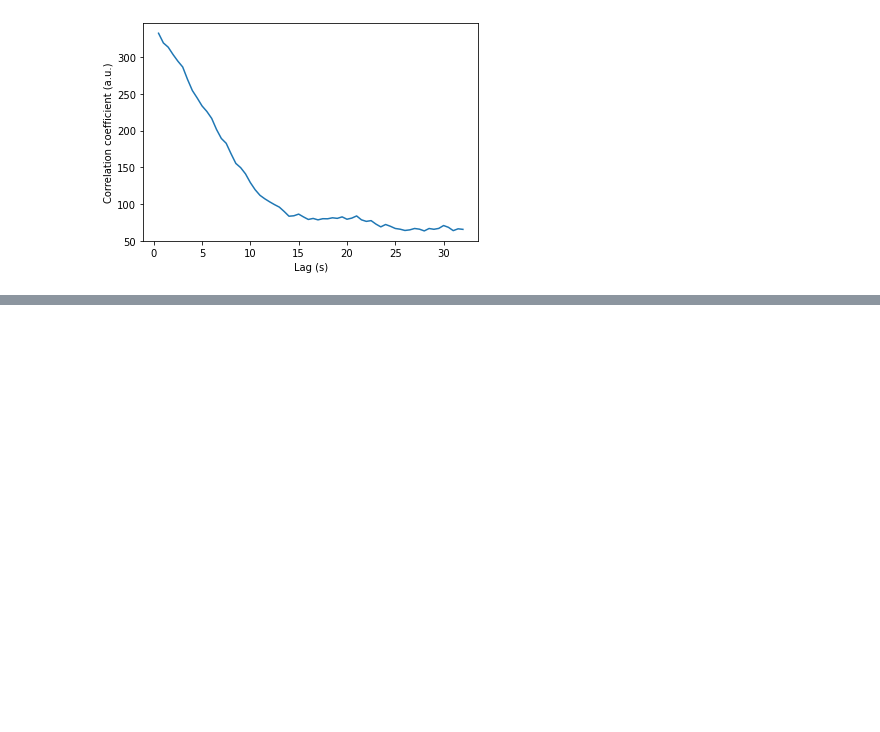
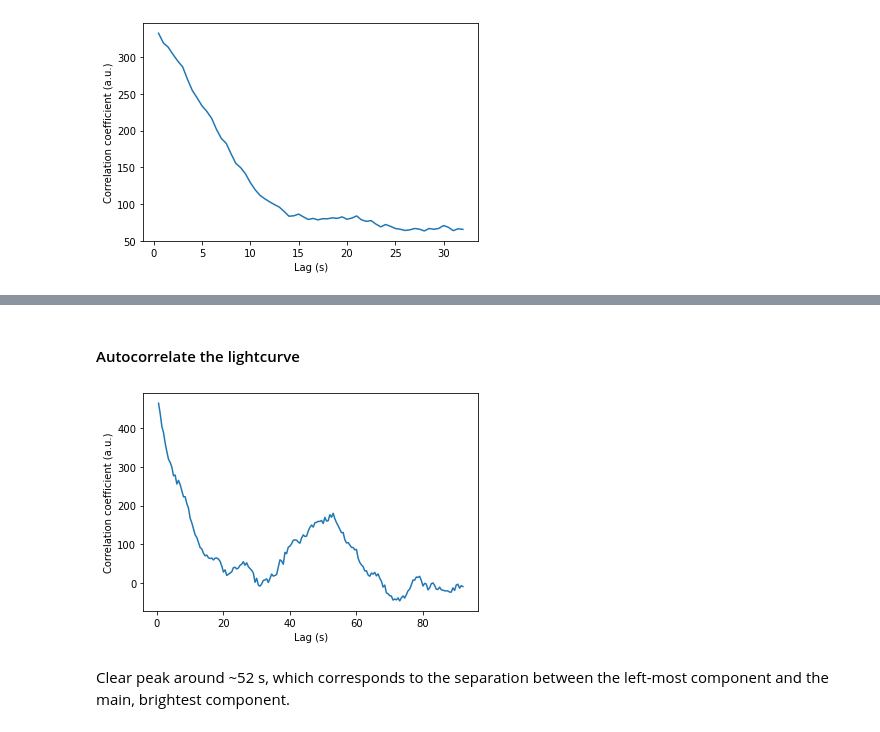
Before and after one commit to nhurleywalker/GPMTransient, a Jupyter notebook: dynspec/autocorrelation.ipynb, the cells around one changed output, grey strips where cells are left out. Drawn from its saved outputs; the diff is of its cells as text; code cells hidden in the pictures; blank space fills up the shorter version.

```diff
--- a/dynspec/autocorrelation.ipynb
+++ b/dynspec/autocorrelation.ipynb
@@ -61,0 +102,9 @@ plot_autocorrelate(autocorred, dynspec_pruned.dt)
+# %% [markdown]
+#### Autocorrelate the lightcurve
+# %%
+autocorred = autocorrelate(dynspec_pruned.fscrunched)
+plot_autocorrelate(autocorred, dynspec_pruned.dt)
+# %% [output]
+[figure, added]
+# %% [markdown]
+Clear peak around ~52 s, which corresponds to the separation between the left-most component and the main, brightest component.
```
Also changed, not shown: parts of 48 cells of this notebook.
